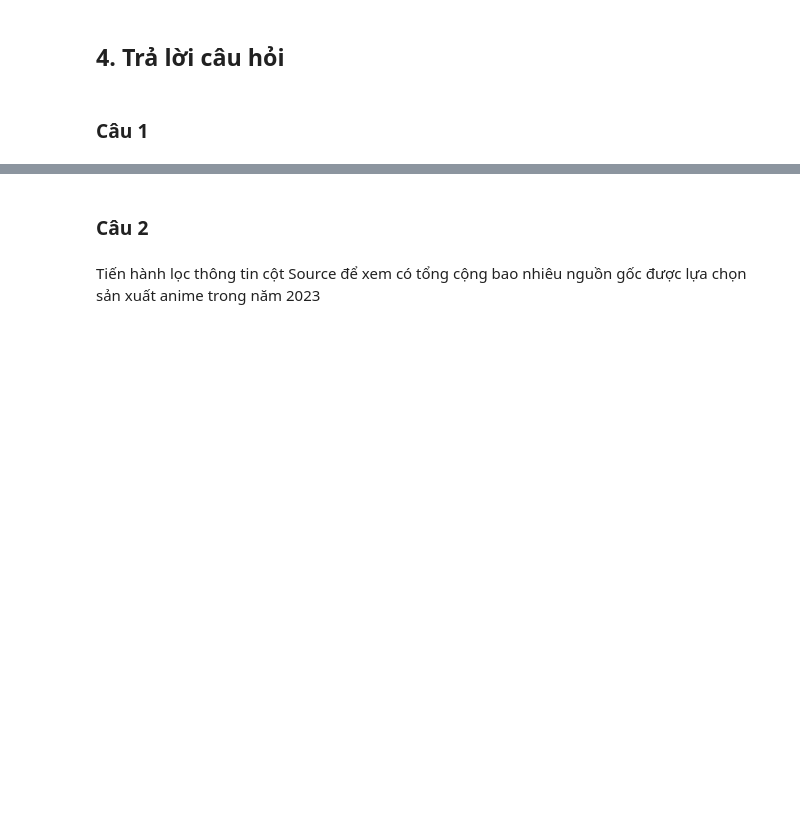
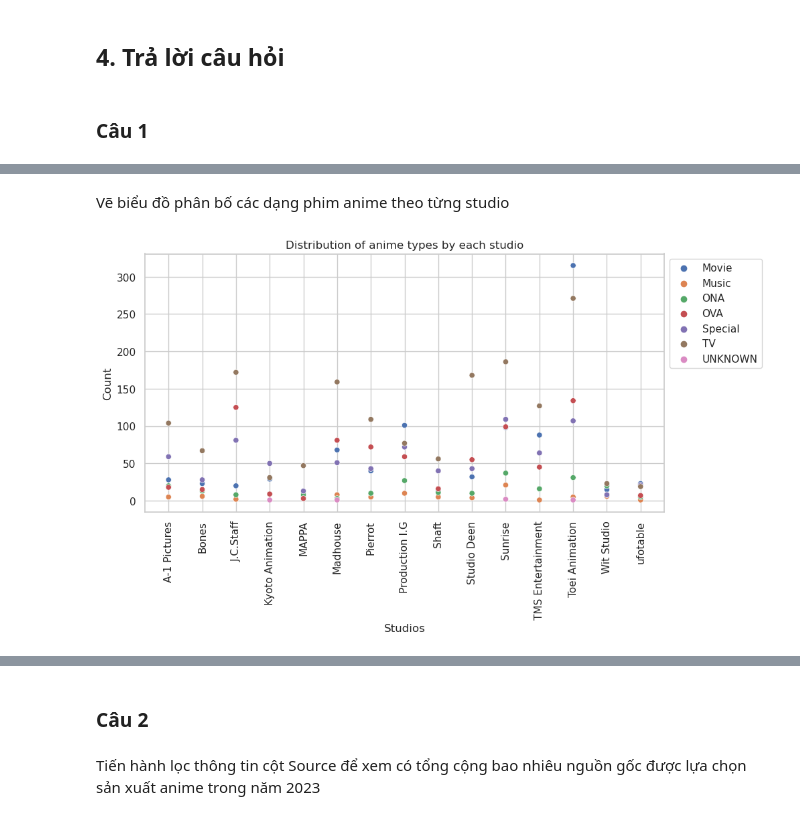
Before and after one commit to AnTuannn/FinalProject_LTKHDL_HKT, a Jupyter notebook: TraLoiCauHoi.ipynb, the cells around one changed output, grey strips where cells are left out. Cells and saved outputs as stored; diff of their text form; code cells hidden in the pictures; blank space fills up the shorter version.

```diff
--- a/TraLoiCauHoi.ipynb
+++ b/TraLoiCauHoi.ipynb
@@ -29,0 +130,5 @@ Trả lời câu hỏi này ta biết được xu hướng sản xuất anime c
+# %%
+studios_list = top_studios.index
+filtered_data = studios_explode[studios_explode['Studios'].isin(studios_list)]
+type_counts = filtered_data.groupby(['Studios', 'Type']).size().reset_index(name='Count')
+type_counts
@@ -29,0 +149,13 @@ Trả lời câu hỏi này ta biết được xu hướng sản xuất anime c
+# %% [markdown]
+Vẽ biểu đồ phân bố các dạng phim anime theo từng studio
+# %%
+# Vẽ biểu đồ scatterplot
+fig, ax = plt.subplots(figsize=(10, 5))
+sns.scatterplot(x='Studios', y='Count', hue='Type', data=type_counts, ax=ax)
+plt.xticks(rotation=90)
+plt.title('Distribution of anime types by each studio')
+plt.legend(bbox_to_anchor=(1, 1))
+# Hiển thị biểu đồ
+plt.show()
+# %% [output]
+[figure, added]
```
Also changed, not shown: parts of 55 cells of this notebook.
